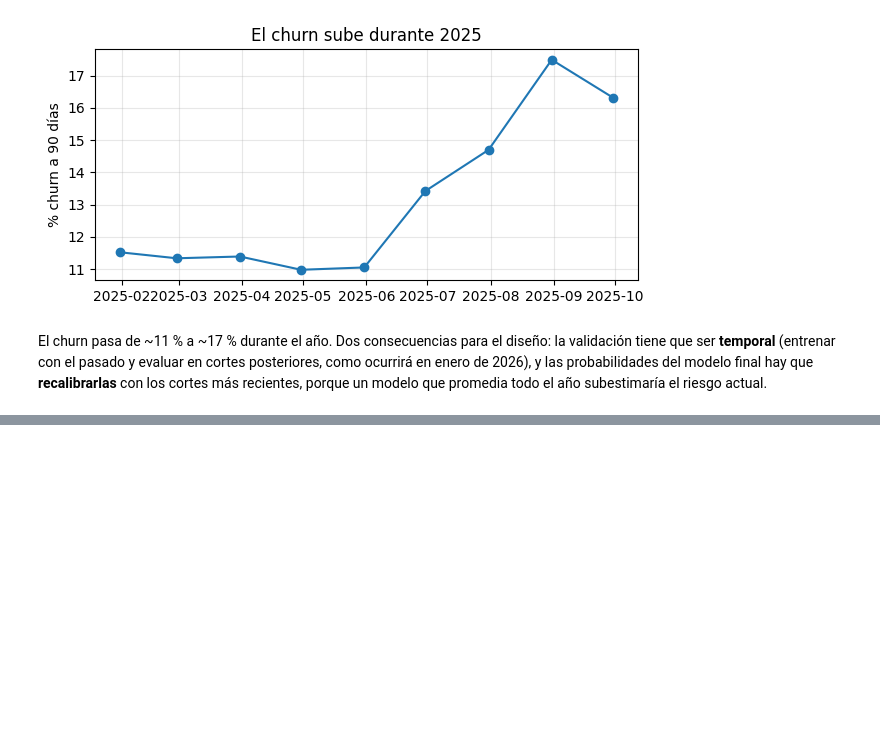
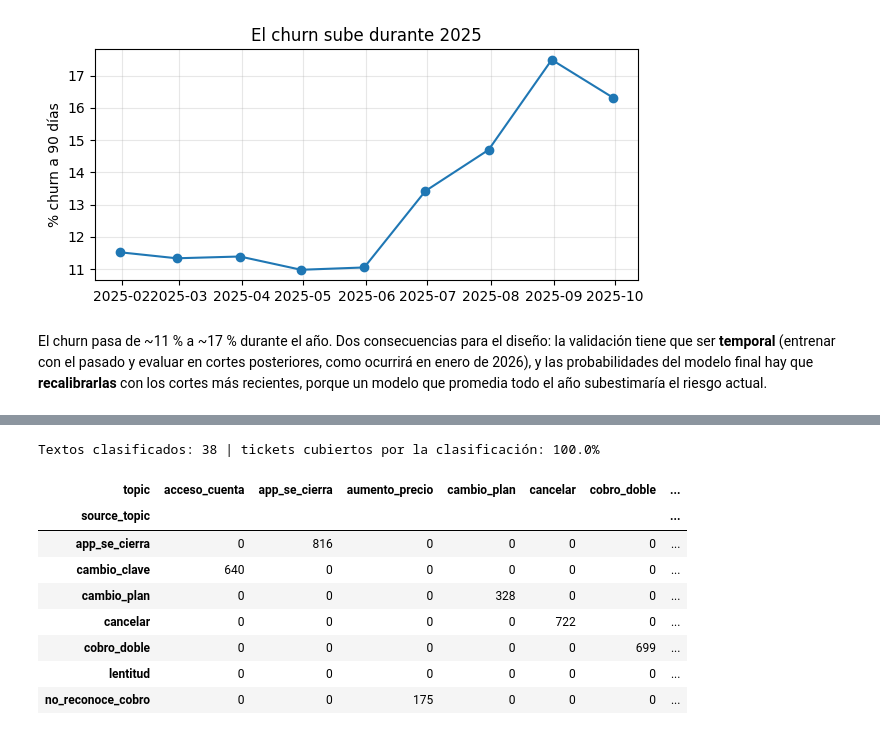
Before and after one commit to unfresh25/conecta-churn, a Jupyter notebook: solucion.ipynb, the cells around one changed output, grey strips where cells are left out. Cells and saved outputs as stored; diff of their text form; code cells hidden in the pictures; blank space fills up the shorter version.

Commit message:
feat: clasificacion NLP de tickets cacheada

```diff
--- a/solucion.ipynb
+++ b/solucion.ipynb
@@ -223,0 +252,41 @@ hay que **recalibrarlas** con los cortes más recientes, porque un modelo que pr
+# %%
+from conecta.tickets import DECIDER_MODEL, classify_texts, hash_text, load_classification
+
+RECALCULATE_NLP = False
+CLASSIFICATION_PATH = Path("data_derivada/tickets_clasificados.csv")
+
+if RECALCULATE_NLP:
+    import time, urllib.request
+    subprocess.run([sys.executable, "-m", "pip", "install", "-q", "strands-decider", "pysentimiento"], check=True)
+    server = subprocess.Popen(["strands-decider", "serve", DECIDER_MODEL, "--port", "8765"],
+                              stdout=subprocess.DEVNULL, stderr=subprocess.DEVNULL)
+    for _ in range(180):  # hasta 15 minutos para descargar y calentar el modelo
+        try:
+            urllib.request.urlopen("http://127.0.0.1:8765/health", timeout=5); break
+        except Exception:
+            time.sleep(5)
+    try:
+        classify_texts(data.tickets["text"].dropna().unique().tolist()).to_csv(CLASSIFICATION_PATH, index=False)
+    finally:
+        server.terminate()
+
+classification = load_classification(CLASSIFICATION_PATH)
+data.tickets["hash"] = data.tickets["text"].map(hash_text, na_action="ignore")
+coverage = data.tickets["hash"].isin(classification["hash"]).mean()
+print(f"Textos clasificados: {len(classification)} | tickets cubiertos por la clasificación: {coverage:.1%}")
+# %% [output]
+Textos clasificados: 38 | tickets cubiertos por la clasificación: 100.0%
+# %%
+# ¿Coincide el tema que asigna el modelo con la categoría que registró la plataforma? (validación independiente)
+tk = data.tickets.merge(classification, on="hash", how="left")
+pd.crosstab(tk["source_topic"], tk["topic"])
+# %% [output]
+| topic | acceso_cuenta | app_se_cierra | aumento_precio | cambio_plan | cancelar | cobro_doble | ... |
+| source_topic |  |  |  |  |  |  | ... |
+| app_se_cierra | 0 | 816 | 0 | 0 | 0 | 0 | ... |
+| cambio_clave | 640 | 0 | 0 | 0 | 0 | 0 | ... |
+| cambio_plan | 0 | 0 | 0 | 328 | 0 | 0 | ... |
+| cancelar | 0 | 0 | 0 | 0 | 722 | 0 | ... |
+| cobro_doble | 0 | 0 | 0 | 0 | 0 | 699 | ... |
+| lentitud | 0 | 0 | 0 | 0 | 0 | 0 | ... |
+| no_reconoce_cobro | 0 | 0 | 175 | 0 | 0 | 0 | ... |
```
Also changed, not shown: parts of 3 cells of this notebook, 3 other files.
